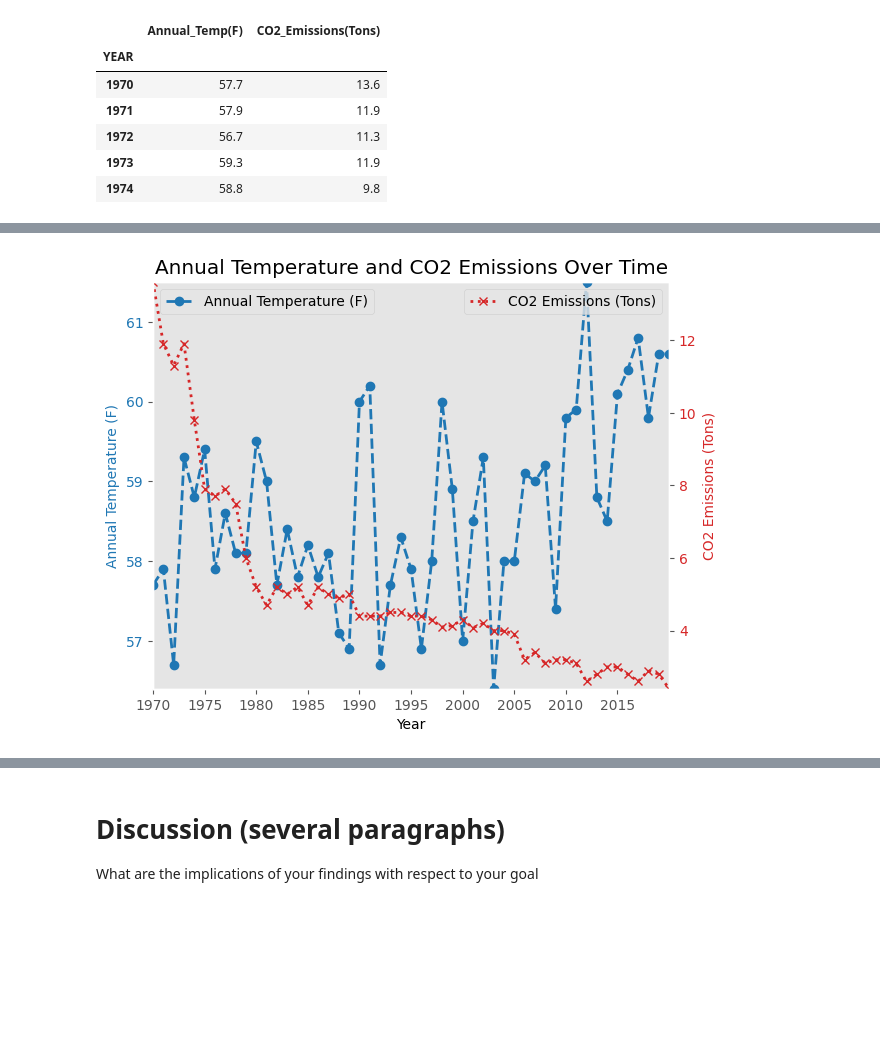
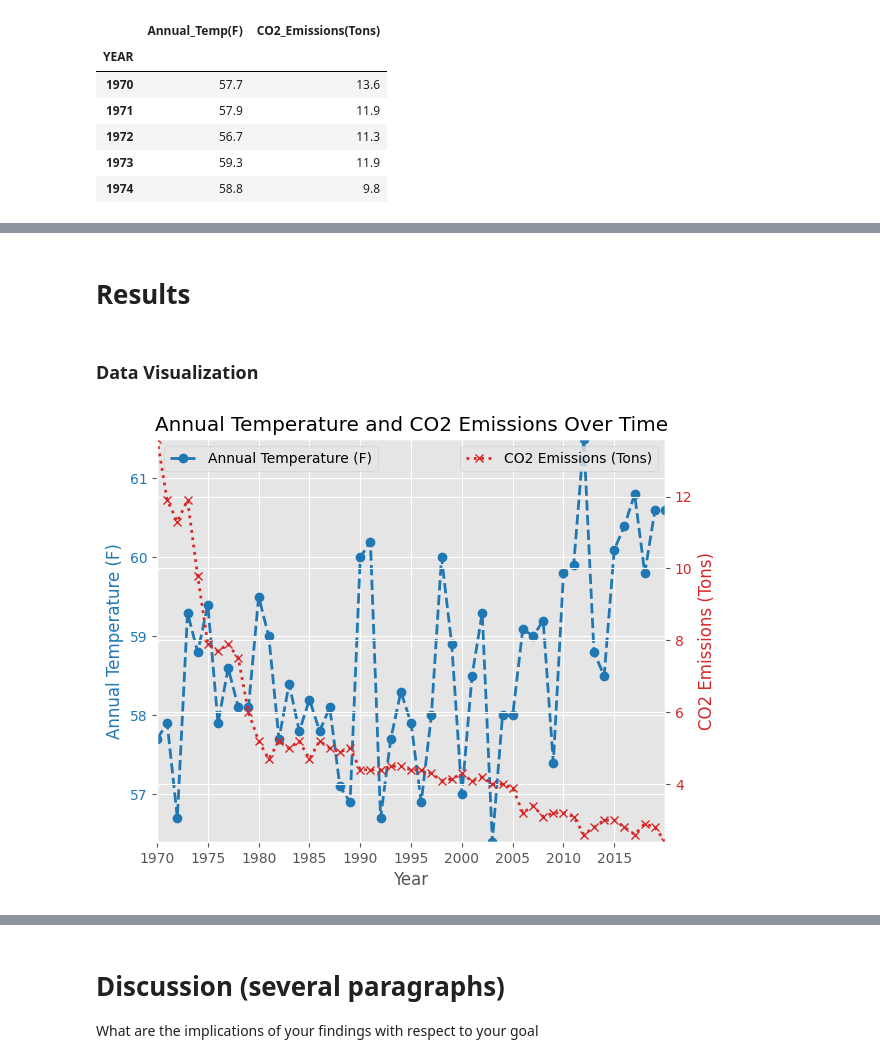
Before and after one commit to manny-pi/inst.447.final.project, a Jupyter notebook: data/ProjectFile.ipynb, the cells around one changed output, grey strips where cells are left out. Drawn from its saved outputs; the diff is of its cells as text; code cells hidden in the pictures; blank space fills up the shorter version.

Commit message:
Added comments and Results section

```diff
--- a/data/ProjectFile.ipynb
+++ b/data/ProjectFile.ipynb
@@ -178,9 +182,8 @@ DCemissionsdf.head()
 | 3 | 1973 | 11.9 |
 | 4 | 1974 | 9.8 |
 # %%
-merged = pd.concat([DCtempsdf,
-                    DCemissionsdf],
-                   axis=1)
+# Concatenate the DCtempsdf and DCemissionsdf DataFrames along columns (axis=1)
+merged = pd.concat([DCtempsdf, DCemissionsdf],axis=1)
 merged.head()
 # %% [output]
 |  | YEAR | ANN | Year | CO2EMISSIONS |
@@ -224,33 +225,69 @@ ax.legend(loc='center left', bbox_to_anchor=(1, 0.5))
+# %% [markdown]
+# Results
+# %% [markdown]
+### Data Visualization
 # %%
+# Assuming your DataFrame is called 'merged'
 df = merged
 
+# Use a predefined style for better aesthetics
 plt.style.use('ggplot')
 
+# Create a new figure and a subplot
 fig, ax1 = plt.subplots()
 
+# Set the x-axis label
 ax1.set_xlabel('Year')
+
+# Set the y-axis label for the first plot (Annual Temperature)
 ax1.set_ylabel('Annual Temperature (F)', color='tab:blue')
+
+# Create the first line plot for Annual Temperature
 ax1.plot(df.index, df['Annual_Temp(F)'], color='tab:blue', linestyle='--', linewidth=2, marker='o')
+
+# Set the y-axis tick label color for the first plot
 ax1.tick_params(axis='y', labelcolor='tab:blue')
+
+# Set the limits for the x-axis and the first y-axis
 ax1.set_xlim(df.index.min(), df.index.max())
 ax1.set_ylim(df['Annual_Temp(F)'].min(), df['Annual_Temp(F)'].max())
+
+# Add a legend for the first plot
 ax1.legend(['Annual Temperature (F)'], loc='upper left')
-ax1.grid(False)
 
+# Add gridlines to the first plot
+ax1.grid(True)
+
+# Create a second y-axis sharing the same x-axis
 ax2 = ax1.twinx()
+
+# Set the y-axis label for the second plot (CO2 Emissions)
 ax2.set_ylabel('CO2 Emissions (Tons)', color='tab:red')
+
+# Create the second line plot for CO2 Emissions
 ax2.plot(df.index, df['CO2_Emissions(Tons)'], color='tab:red', linestyle=':', linewidth=2, marker='x')
+
+# Set the y-axis tick label color for the second plot
 ax2.tick_params(axis='y', labelcolor='tab:red')
+
+# Set the limits for the second y-axis
 ax2.set_ylim(df['CO2_Emissions(Tons)'].min(), df['CO2_Emissions(Tons)'].max())
+
+# Add a legend for the second plot
 ax2.legend(['CO2 Emissions (Tons)'], loc='upper right')
-ax2.grid(False)
 
+# Set the frequency of ticks on the x-axis
 ticks_frequency = 5
 xticks = np.arange(df.index.min(), df.index.max(), ticks_frequency)
 ax1.set_xticks(xticks)
 
+# Adjust the layout for better presentation
 fig.tight_layout()
+
+# Set the title for the plot
 plt.title('Annual Temperature and CO2 Emissions Over Time')
+
+# Display the plot
 plt.show()
 # %% [output]
-[figure, old version]
+[figure, new version]
```
Also changed, not shown: parts of 17 cells of this notebook.
